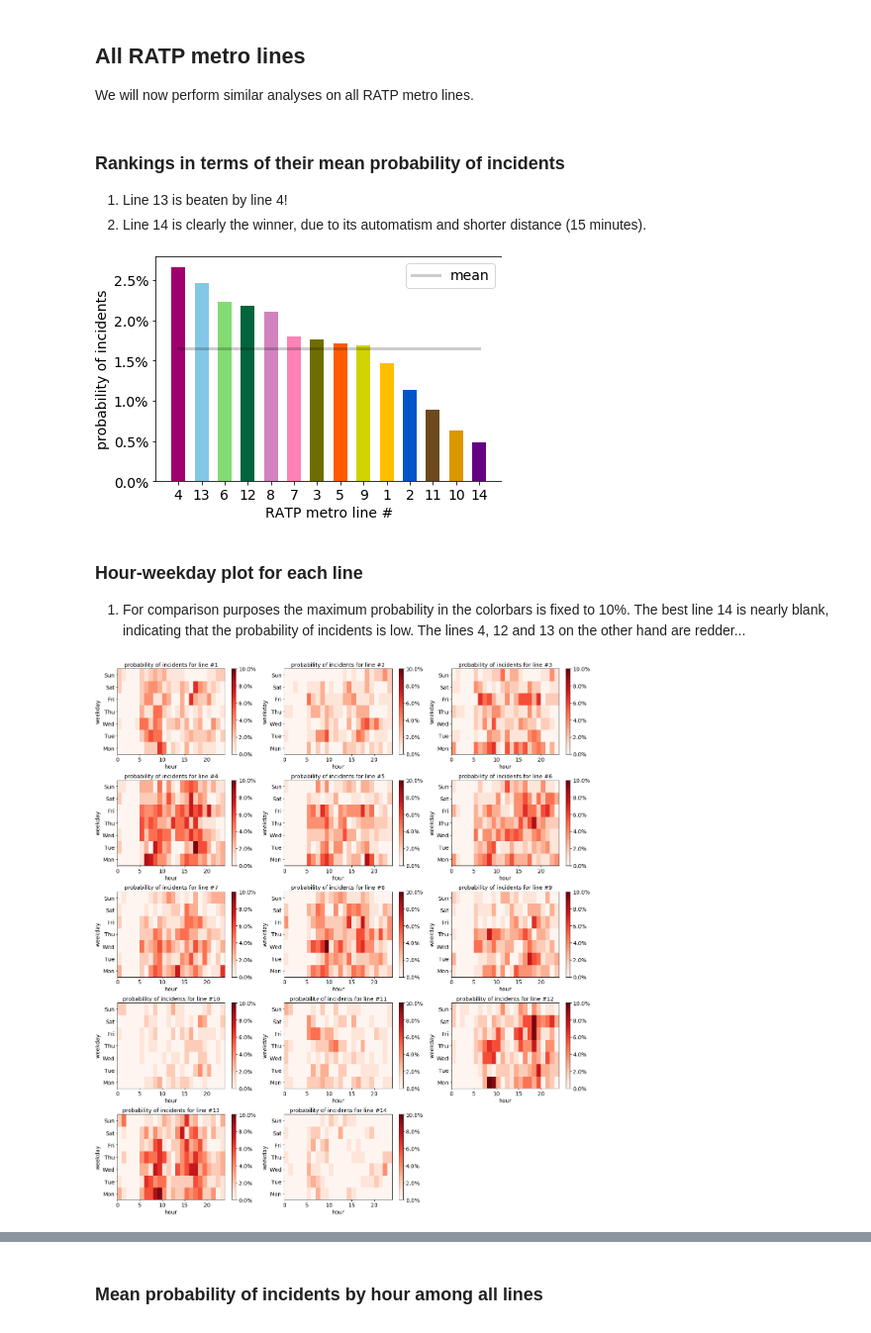
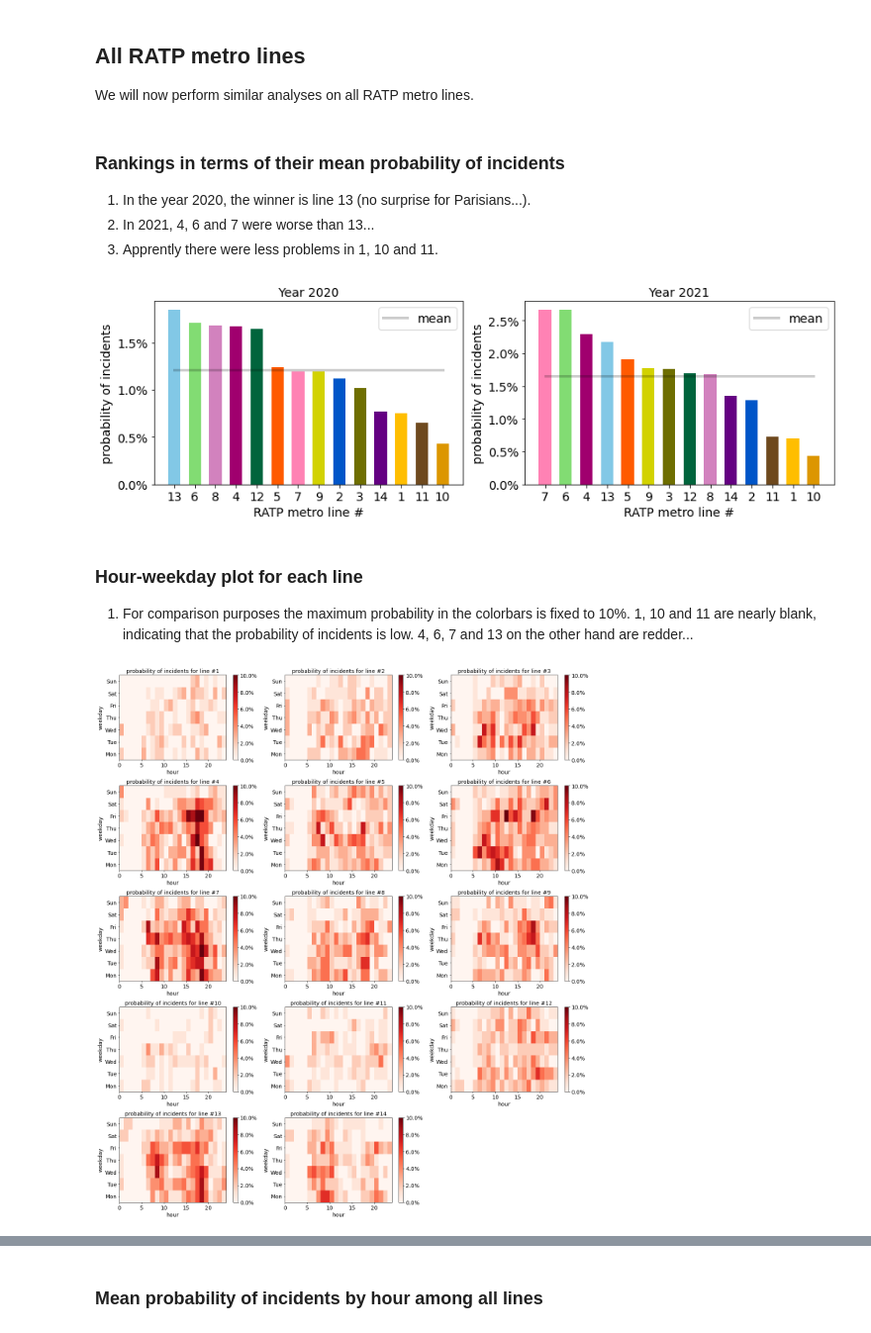
Before and after one commit to tianyikillua/ratpmetro, a Jupyter notebook: examples/notebook.ipynb, the cells around one changed output, grey strips where cells are left out. Shown at 99% size. Cells and saved outputs as stored; diff of their text form; code cells hidden in the pictures.

```diff
--- a/examples/notebook.ipynb
+++ b/examples/notebook.ipynb
@@ -201,11 +166,12 @@ plt.tight_layout()
 ## All RATP metro lines
 
 We will now perform similar analyses on all RATP metro lines.
-# %% [markdown]
-### Rankings in terms of their mean probability of incidents
-
-1. Line 13 is beaten by line 4!
-2. Line 14 is clearly the winner, due to its automatism and shorter distance (15 minutes).
+# %% [markdown]
+### Rankings in terms of their mean probability of incidents
+
+1. In the year 2020, the winner is line 13 (no surprise for Parisians...).
+2. In 2021, 4, 6 and 7 were worse than 13...
+3. Apprently there were less problems in 1, 10 and 11.
 # %%
 lines = np.arange(1, 15)
 ratp_line = {}
@@ -214,44 +180,55 @@ for i, line in enumerate(lines):
     ratp_line[line].load(line=int(line))
     ratp_line[line].process()
 # %%
-incident_prob = np.zeros(len(lines))
-color = [None] * len(lines)
-for i, line in enumerate(lines):
-    incident_prob[i] = ratp_line[line].incident_prob(year=2018)
-    color[i] = ratp_line[line].color
+def plot_ranking(year):
+    incident_prob = np.zeros(len(lines))
+    color = [None] * len(lines)
+    for i, line in enumerate(lines):
+        incident_prob[i] = ratp_line[line].incident_prob(year=year)
+        color[i] = ratp_line[line].color
 
-idx = np.argsort(incident_prob)[::-1]  # descending order
-x = lines[idx]
-y = incident_prob[idx]
-color = np.array(color)[idx]
-plt.bar(lines, y, width=0.6, color=color)
+    idx = np.argsort(incident_prob)[::-1]  # descending order
+    x = lines[idx]
+    y = incident_prob[idx]
+    color = np.array(color)[idx]
+    plt.bar(lines, y, width=0.6, color=color)
 
-mean = incident_prob.mean()
-plt.plot((lines.min(), lines.max()), (mean, mean), "k-", linewidth=3, alpha=0.2, label="mean")
+    mean = incident_prob.mean()
+    plt.plot((lines.min(), lines.max()), (mean, mean), "k-", linewidth=3, alpha=0.2, label="mean")
 
-plt.xticks(lines, x)
-plt.gca().yaxis.set_major_formatter(FuncFormatter(lambda y, _: f"{y:.1%}"))
-plt.xlabel("RATP metro line #")
-plt.ylabel("probability of incidents")
-plt.legend()
+    plt.xticks(lines, x)
+    plt.gca().yaxis.set_major_formatter(FuncFormatter(lambda y, _: f"{y:.1%}"))
+    plt.xlabel("RATP metro line #")
+    plt.ylabel("probability of incidents")
+    plt.legend()
+    plt.title(f"Year {year:d}")
+
+    return incident_prob
+
+plt.figure(figsize=(12, 4))
+plt.subplot(1, 2, 1)
+plot_ranking(2020)
+plt.subplot(1, 2, 2)
+incident_prob = plot_ranking(2021)
 plt.tight_layout()
+plt.savefig("ranking_2020_2021.png", dpi=300)
 # %% [output]
-[figure, old version]
+[figure, new version]
 # %% [markdown]
 ### Hour-weekday plot for each line
 
-1. For comparison purposes the maximum probability in the colorbars is fixed to 10%. The best line 14 is nearly blank, indicating that the probability of incidents is low. The lines 4, 12 and 13 on the other hand are redder...
+1. For comparison purposes the maximum probability in the colorbars is fixed to 10%. 1, 10 and 11 are nearly blank, indicating that the probability of incidents is low. 4, 6, 7 and 13 on the other hand are redder...
 # %%
 c_mean = np.zeros((len(lines), 24, 7))
 plt.figure(figsize=(18, 20))
 for i, line in enumerate(lines):
     plt.subplot(5, 3, i + 1)
-    xx, yy, c_mean[i] = ratp_line[line].plot_incident_prob(by="hour-weekday", year=2018, vmax=0.1)
+    xx, yy, c_mean[i] = ratp_line[line].plot_incident_prob(by="hour-weekday", year=2021, vmax=0.1)
     plt.title(plt.gca().get_title() + " for line #" + str(line))
 
 plt.tight_layout()
 # %% [output]
-[figure, old version]
+[figure, new version]
 # %% [markdown]
 ### Mean hour-weekday plot
 
```
Also changed, not shown: parts of 57 cells of this notebook, 20 other files.
